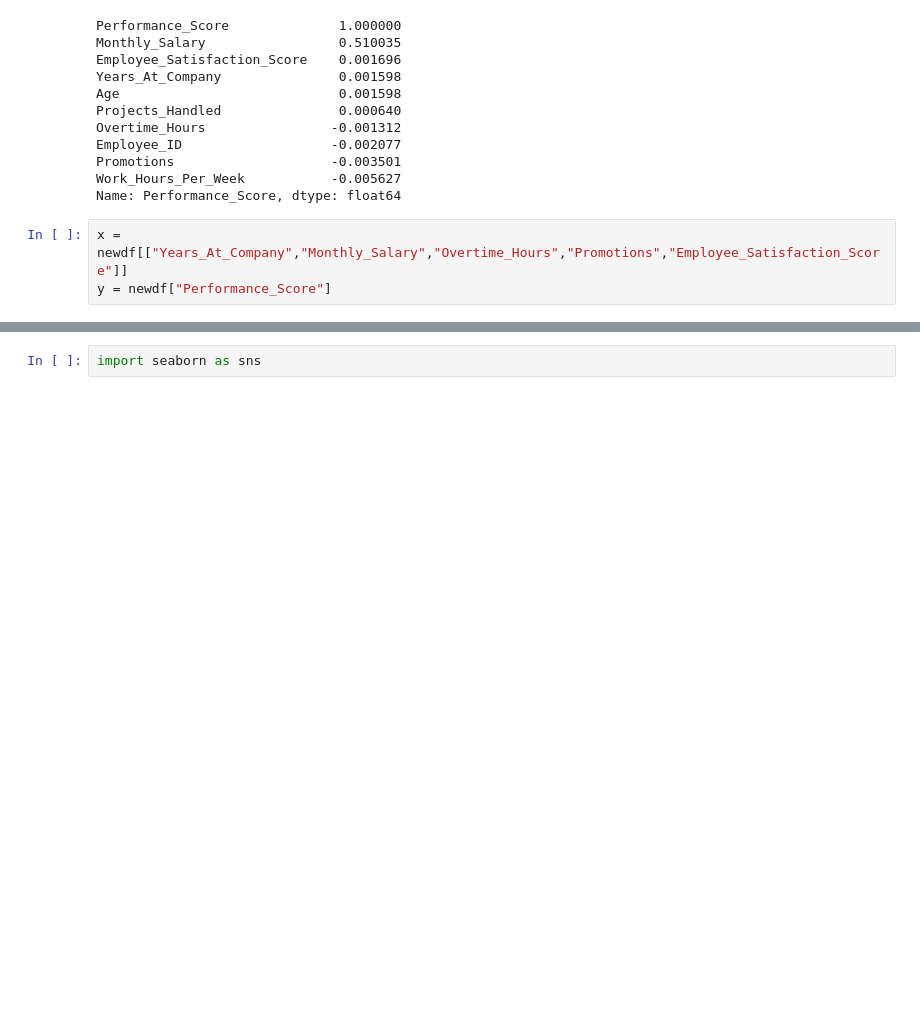
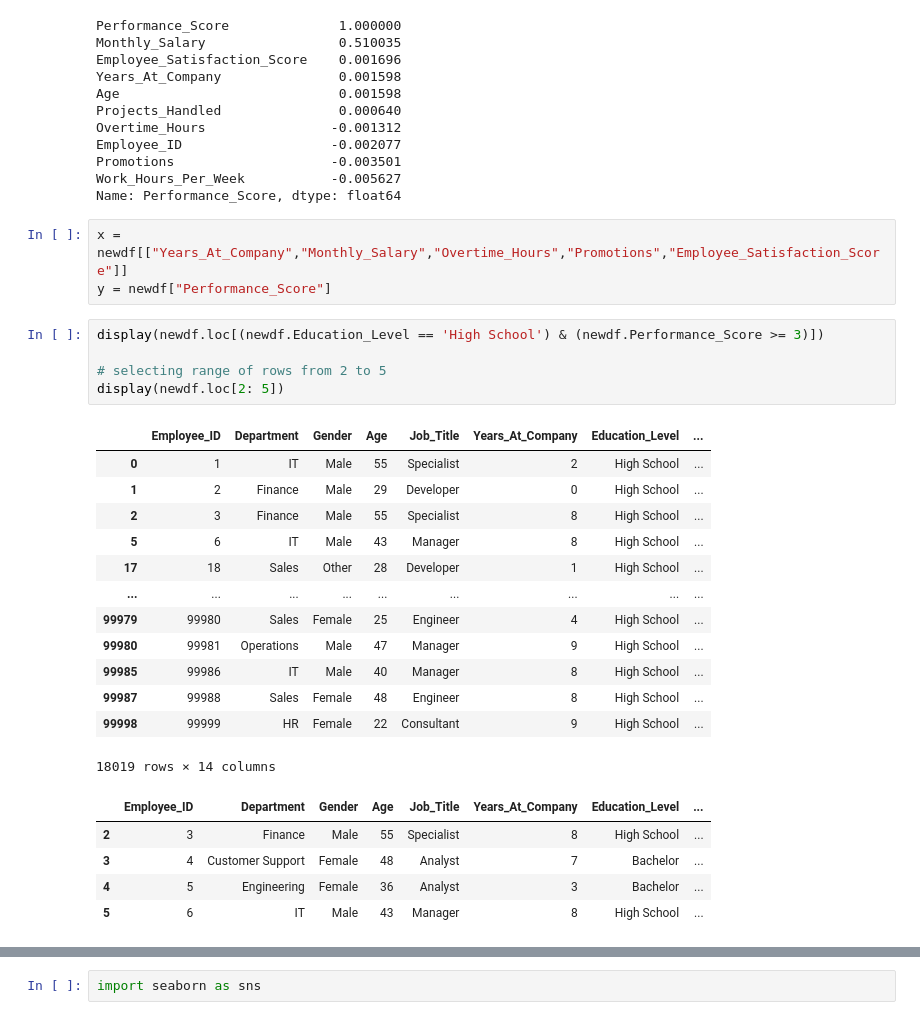
Before and after one commit to sauhar/Predict-Employee-Performance, a Jupyter notebook: Predict Employee Performance/source_code.ipynb, the cells around one changed output, grey strips where cells are left out. Drawn from its saved outputs; the diff is of its cells as text; blank space fills up the shorter version.

```diff
--- a/Predict Employee Performance/source_code.ipynb
+++ b/Predict Employee Performance/source_code.ipynb
@@ -210,3 +210,27 @@ Name: Performance_Score, dtype: float64
 # %%
 x = newdf[["Years_At_Company","Monthly_Salary","Overtime_Hours","Promotions","Employee_Satisfaction_Score"]]
 y = newdf["Performance_Score"]
+# %%
+display(newdf.loc[(newdf.Education_Level == 'High School') & (newdf.Performance_Score >= 3)])
+
+# selecting range of rows from 2 to 5
+display(newdf.loc[2: 5])
+# %% [output]
+|  | Employee_ID | Department | Gender | Age | Job_Title | Years_At_Company | Education_Level | ... |
+| 0 | 1 | IT | Male | 55 | Specialist | 2 | High School | ... |
+| 1 | 2 | Finance | Male | 29 | Developer | 0 | High School | ... |
+| 2 | 3 | Finance | Male | 55 | Specialist | 8 | High School | ... |
+| 5 | 6 | IT | Male | 43 | Manager | 8 | High School | ... |
+| 17 | 18 | Sales | Other | 28 | Developer | 1 | High School | ... |
+| ... | ... | ... | ... | ... | ... | ... | ... | ... |
+| 99979 | 99980 | Sales | Female | 25 | Engineer | 4 | High School | ... |
+| 99980 | 99981 | Operations | Male | 47 | Manager | 9 | High School | ... |
+| 99985 | 99986 | IT | Male | 40 | Manager | 8 | High School | ... |
+| 99987 | 99988 | Sales | Female | 48 | Engineer | 8 | High School | ... |
+| 99998 | 99999 | HR | Female | 22 | Consultant | 9 | High School | ... |
+18019 rows × 14 columns
+|  | Employee_ID | Department | Gender | Age | Job_Title | Years_At_Company | Education_Level | ... |
+| 2 | 3 | Finance | Male | 55 | Specialist | 8 | High School | ... |
+| 3 | 4 | Customer Support | Female | 48 | Analyst | 7 | Bachelor | ... |
+| 4 | 5 | Engineering | Female | 36 | Analyst | 3 | Bachelor | ... |
+| 5 | 6 | IT | Male | 43 | Manager | 8 | High School | ... |
```
Also changed, not shown: parts of 1 cell of this notebook.
